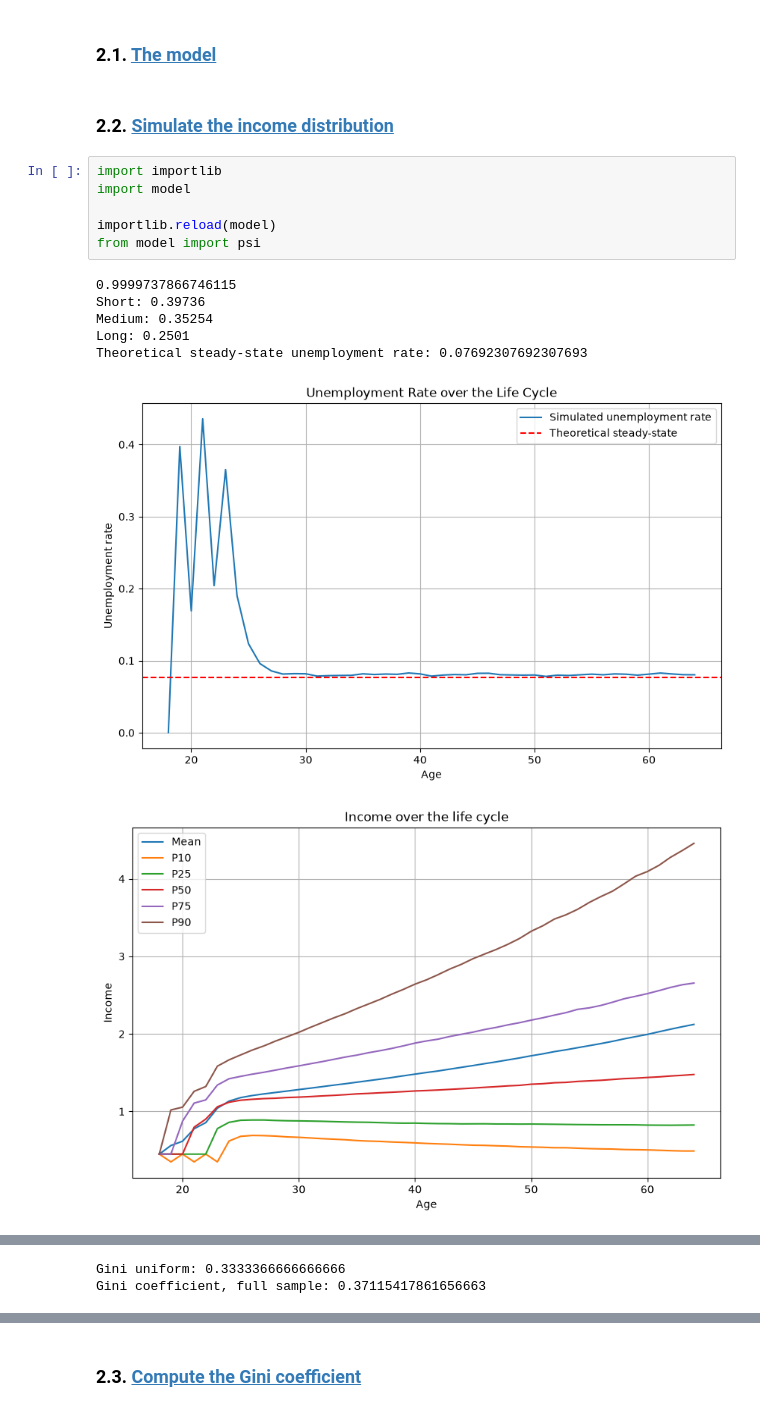
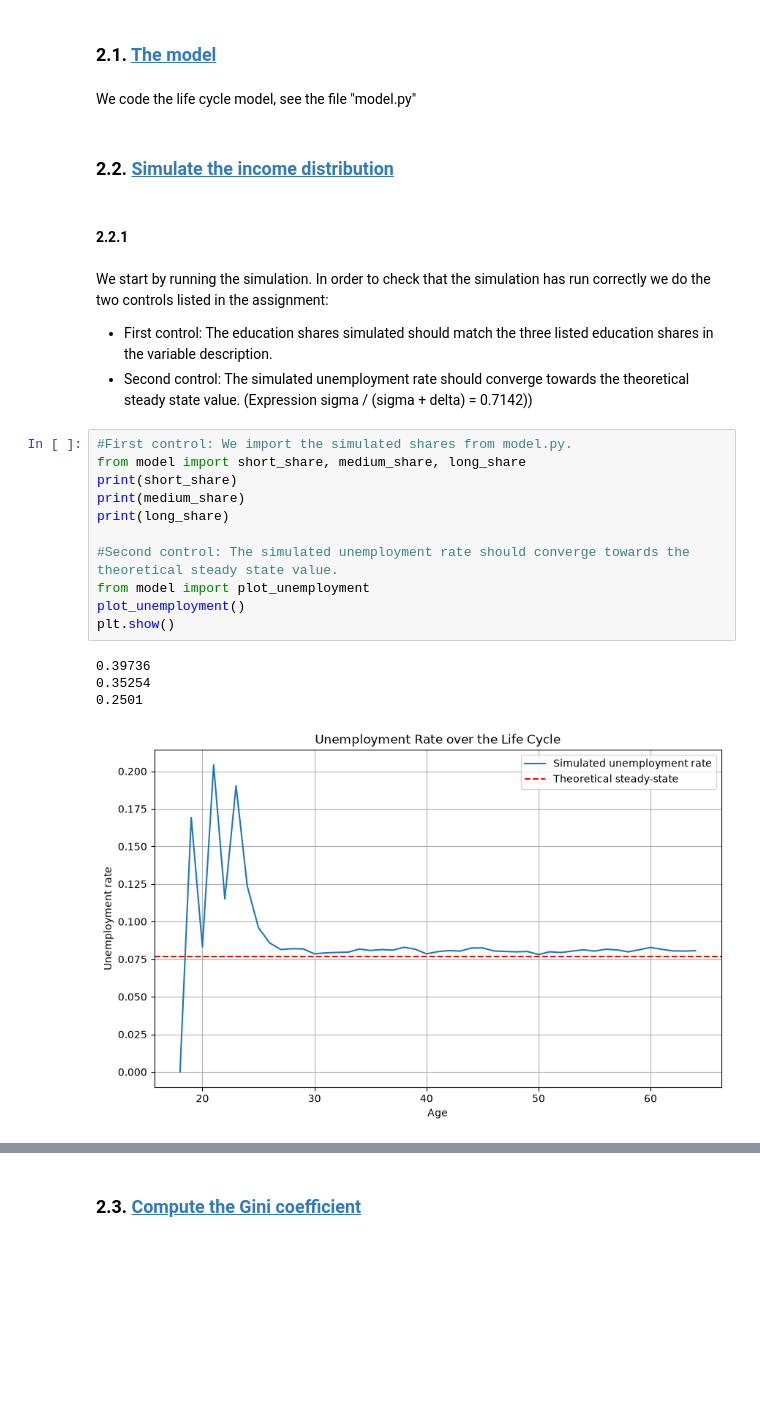
Before and after one commit to NumEconCopenhagen/projects-2025-freja-og-asta, a Jupyter notebook: 1_dataproject/Dataprojectnew.ipynb, the cells around one changed output, grey strips where cells are left out. Cells and saved outputs as stored; diff of their text form; blank space fills up the shorter version.

```diff
--- a/1_dataproject/Dataprojectnew.ipynb
+++ b/1_dataproject/Dataprojectnew.ipynb
@@ -52,18 +56,28 @@ Matplotlib is building the font cache; this may take a moment.
 # %% [markdown]
 ### 2.1. <a id='toc1_1_'></a>[The model](#toc2_1_)
+# %% [markdown]
+We code the life cycle model, see the file "model.py"
 # %% [markdown]
 ### 2.2. <a id='toc1_1_'></a>[Simulate the income distribution](#toc2_2_)
+# %% [markdown]
+#### 2.2.1 <a id='toc1_1_'></a>[](#toc2_2_1_)
+# %% [markdown]
+We start by running the simulation. In order to check that the simulation has run correctly we do the two controls listed in the assignment:
+ - First control: The education shares simulated should match the three listed education shares in the variable description.
+ - Second control: The simulated unemployment rate should converge towards the theoretical steady state value. (Expression sigma / (sigma + delta) = 0.7142))
 # %%
-import importlib
-import model
+#First control: We import the simulated shares from model.py.
+from model import short_share, medium_share, long_share
+print(short_share)
+print(medium_share)
+print(long_share)
 
-importlib.reload(model)
-from model import psi
+#Second control: The simulated unemployment rate should converge towards the theoretical steady state value.
+from model import plot_unemployment
+plot_unemployment()
+plt.show()
 # %% [output]
-0.9999737866746115
-Short: 0.39736
-Medium: 0.35254
-Long: 0.2501
-Theoretical steady-state unemployment rate: 0.07692307692307693
+0.39736
+0.35254
+0.2501
-[figure, old version]
+[figure, new version]
-[figure, removed]
@@ -71,2 +83,0 @@ Theoretical steady-state unemployment rate: 0.07692307692307693
-Gini uniform: 0.3333366666666666
-Gini coefficient, full sample: 0.37115417861656663
```
Also changed, not shown: parts of 9 cells of this notebook, 1 other file.
